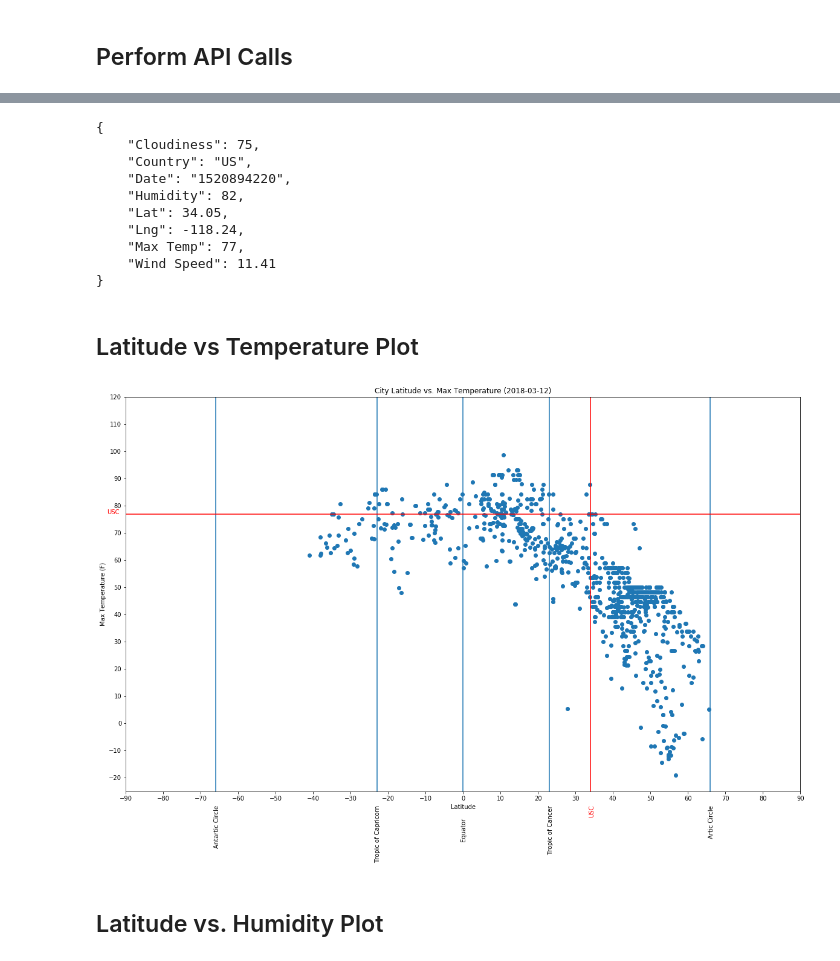
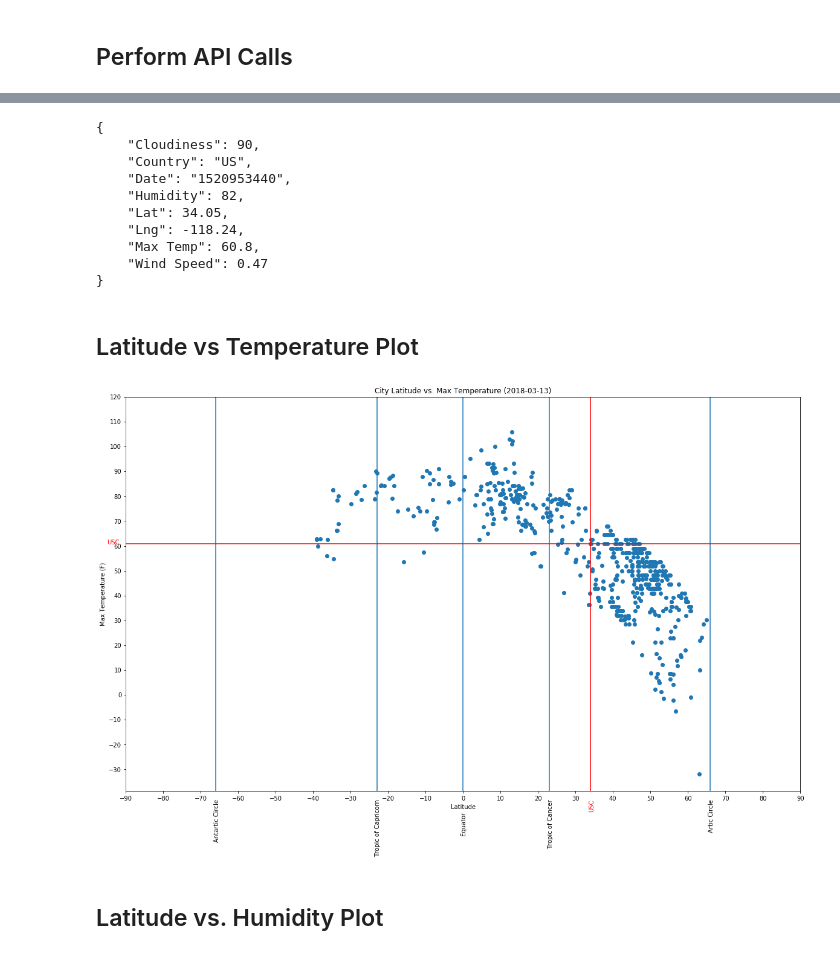
Before and after one commit to phumphri/python-challenge, a Jupyter notebook: patrick_humphries_unit_6_weather.ipynb, the cells around one changed output, grey strips where cells are left out. Saved outputs shown, nothing was run; the diff lists cells and outputs as text; code cells hidden in the pictures.

Commit message:
Unit 6 Patrick Humphries Weather Homework

```diff
--- a/patrick_humphries_unit_6_weather.ipynb
+++ b/patrick_humphries_unit_6_weather.ipynb
@@ -221,7 +243,7 @@ url = "http://api.openweathermap.org/data/2.5/weather?"
 city_name = "los angeles"
 country_code = "US"
 
-query_url = "{0}appid={1}&q={2},{3}&units=imperial".format(url, api_key, city_name, country_code)
+query_url = "{0}appid={1}&q={2},{3}&units=imperial".format(url, api_keys[5], city_name, country_code)
 
 weather_response = requests.get(query_url)
 
@@ -242,14 +264,14 @@ except AttributeError:
 print(json.dumps(USC, indent=4, sort_keys=True))
 # %% [output]
 {
-    "Cloudiness": 75,
+    "Cloudiness": 90,
     "Country": "US",
-    "Date": "1520894220",
+    "Date": "1520953440",
     "Humidity": 82,
     "Lat": 34.05,
     "Lng": -118.24,
-    "Max Temp": 77,
-    "Wind Speed": 11.41
+    "Max Temp": 60.8,
+    "Wind Speed": 0.47
 }
 # %% [markdown]
 <h2>Latitude vs Temperature Plot</h2>
@@ -260,36 +282,36 @@ y_axis = list(df_weather['Max Temp'])
 plt.scatter(x_axis, y_axis)
 
 # Format axis
 plt.xticks(np.arange(-90,100,10))
-plt.yticks(np.arange(-20,130,10))
+plt.yticks(np.arange(-30,130,10))
 
 # Format labels
 plt.xlabel('Latitude')
 plt.ylabel('Max Temperature (F)')
 plt.title('City Latitude vs. Max Temperature (' + date_str + ')')
 
 
 # Draw major latitudes.
 xcoords = [66, 23, 0, -23, -66]
 for xc in xcoords:
     plt.axvline(x=xc)
-vertical_location = -32
+vertical_location = -44
 plt.text(65.5,vertical_location, 'Artic Circle', rotation=90)
 plt.text(22.5,vertical_location, 'Tropic of Cancer', rotation=90)
 plt.text(-0.5,vertical_location, 'Equator       ', rotation=90)
 plt.text(-23.5,vertical_location, 'Tropic of Capricorn', rotation=90)
 plt.text(-66.5,vertical_location, 'Antartic Circle', rotation=90)
 
 # University of Southern California
 plt.axvline(USC.get('Lat'), color='red')
 plt.text(USC.get('Lat') - 0.5, vertical_location, 'USC', rotation=90, color='red')
 plt.axhline(USC.get('Max Temp'), color='red')
 plt.text(-95, USC.get('Max Temp') -0.1, 'USC', color='red')
 
 
 plt.show()
 # %% [output]
-[figure, old version]
+[figure, new version]
 # %% [markdown]
 <h2>Latitude vs. Humidity Plot
 # %%
```
Also changed, not shown: parts of 9 cells of this notebook, 1 other file.
